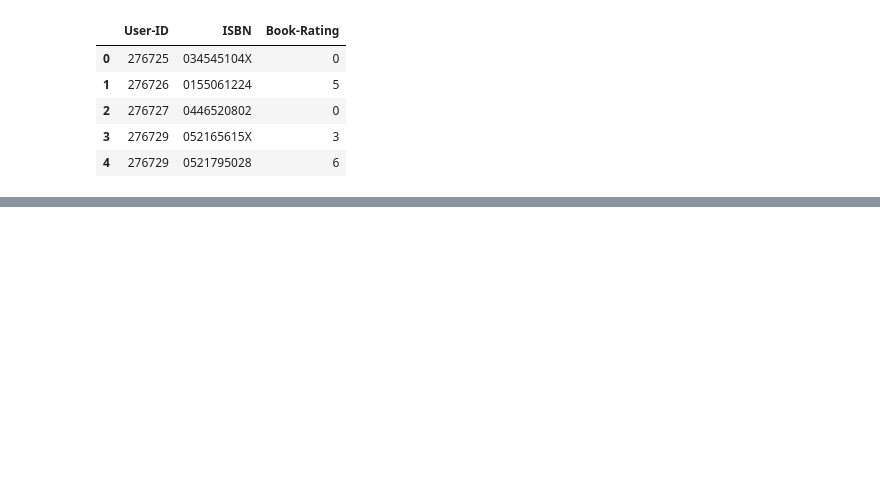
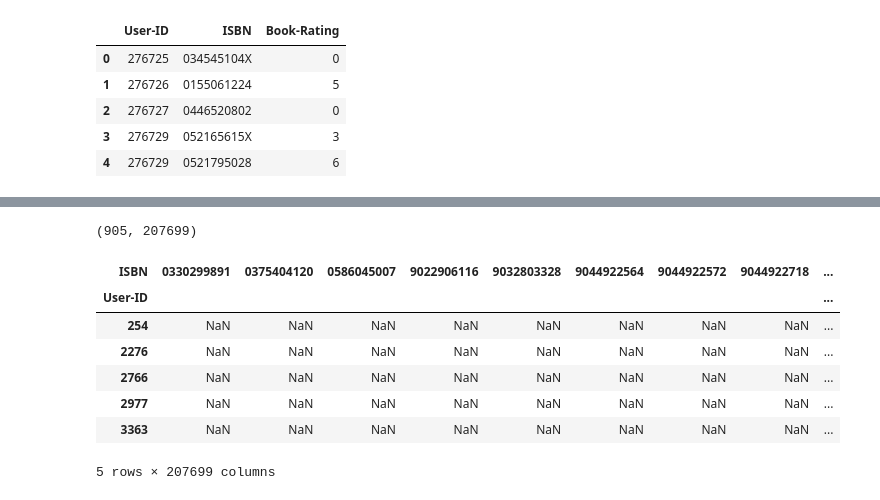
Before and after one commit to mpayumo/book-recommender-model, a Jupyter notebook: 2-book-recommender-modeling.ipynb, the cells around one changed output, grey strips where cells are left out. Saved outputs shown, nothing was run; the diff lists cells and outputs as text; code cells hidden in the pictures; blank space fills up the shorter version.

```diff
--- a/2-book-recommender-modeling.ipynb
+++ b/2-book-recommender-modeling.ipynb
@@ -465,0 +202,9 @@ recommendation_titles_R
+# %%
+counts1 = ratings_df['User-ID'].value_counts()
+counts2 = ratings_df['Book-Rating'].value_counts()
+# %%
+# Filtering out ratings_df by publication year is not advisable
+ratings = ratings_df[ratings_df['User-ID'].isin(counts1[counts1 >= 200].index)]
+print(ratings.shape)
+print('')
+ratings.head()
@@ -465,0 +219,5 @@ recommendation_titles_R
+# %%
+ratings = ratings[ratings['Book-Rating'].isin(counts2[counts2 >= 100].index)]
+print(ratings.shape)
+print('')
+ratings.head()
@@ -465,0 +232,15 @@ recommendation_titles_R
+# %%
+book_matrix = pd.pivot_table(ratings, index='User-ID', columns='ISBN', values='Book-Rating')
+print(book_matrix.shape)
+print('')
+book_matrix.head()
+# %% [output]
+(905, 207699)
+| ISBN | 0330299891 | 0375404120 | 0586045007 | 9022906116 | 9032803328 | 9044922564 | 9044922572 | 9044922718 | ... |
+| User-ID |  |  |  |  |  |  |  |  | ... |
+| 254 | NaN | NaN | NaN | NaN | NaN | NaN | NaN | NaN | ... |
+| 2276 | NaN | NaN | NaN | NaN | NaN | NaN | NaN | NaN | ... |
+| 2766 | NaN | NaN | NaN | NaN | NaN | NaN | NaN | NaN | ... |
+| 2977 | NaN | NaN | NaN | NaN | NaN | NaN | NaN | NaN | ... |
+| 3363 | NaN | NaN | NaN | NaN | NaN | NaN | NaN | NaN | ... |
+5 rows × 207699 columns
```
Also changed, not shown: parts of 94 cells of this notebook, 1 other file.
